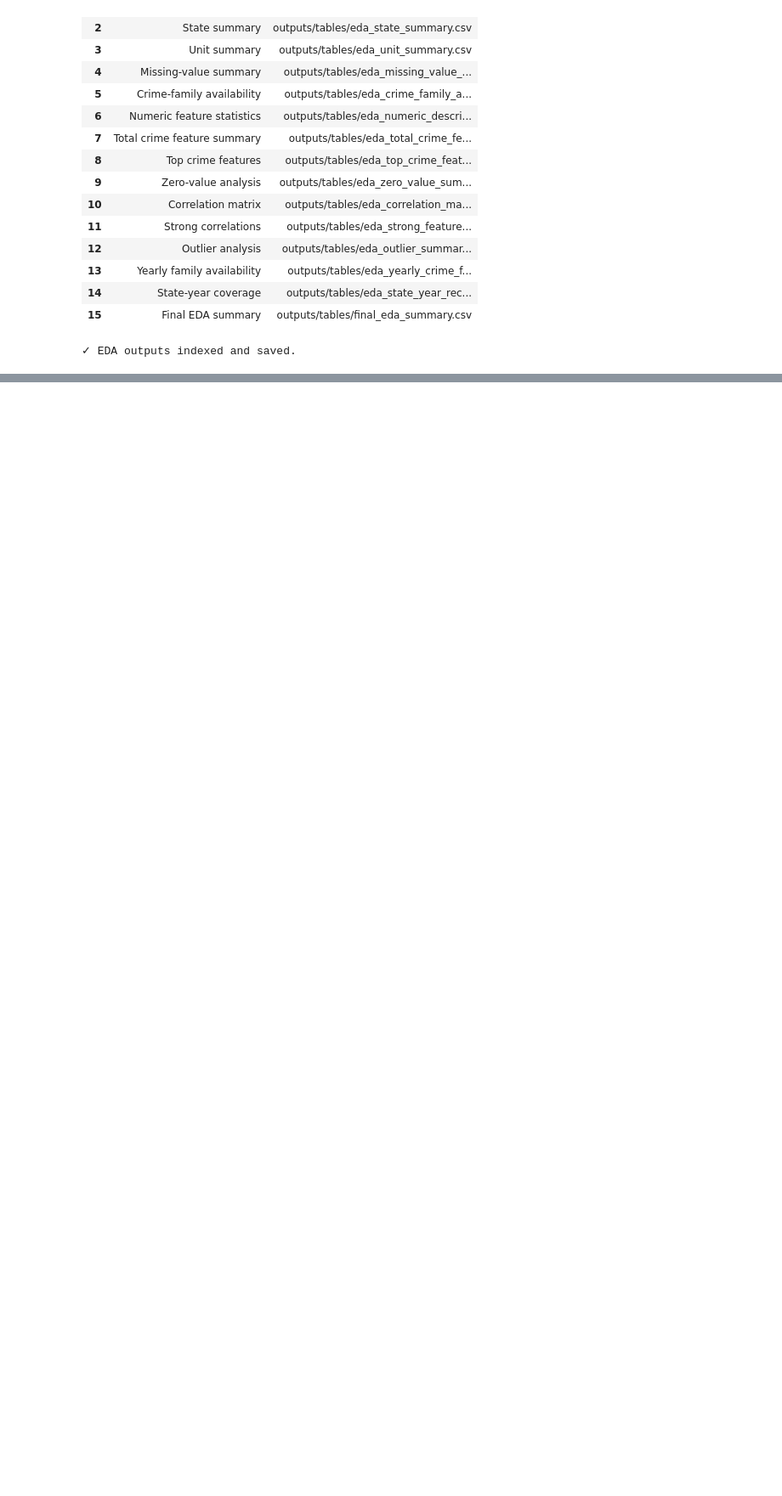
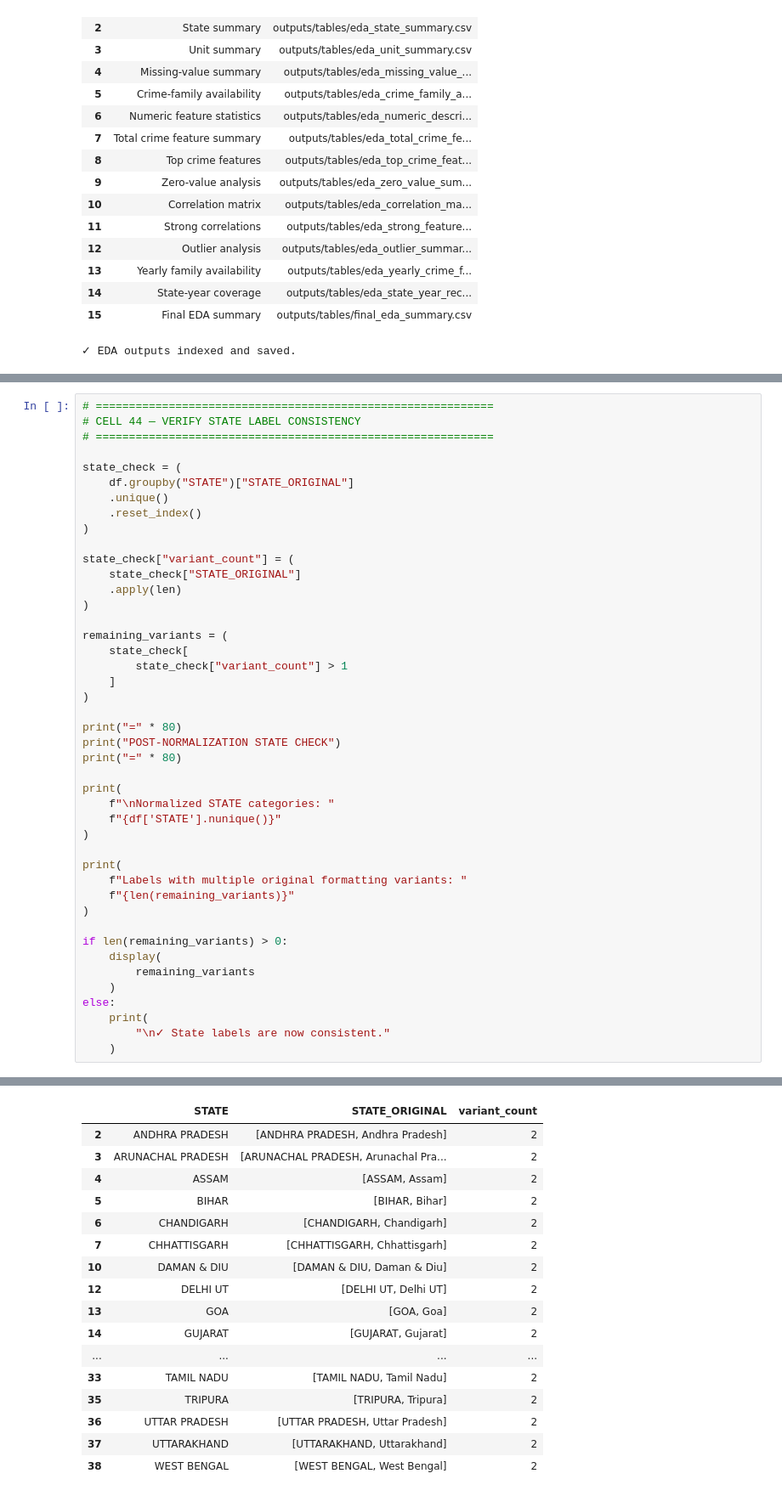
Before and after one commit to varshini1802/Major-project, a Jupyter notebook: notebooks/02_India_Crime_Final_EDA.ipynb, the cells around one changed output, grey strips where cells are left out. Shown at 85% size. Cells and saved outputs as stored; diff of their text form; blank space fills up the shorter version.

```diff
--- a/notebooks/02_India_Crime_Final_EDA.ipynb
+++ b/notebooks/02_India_Crime_Final_EDA.ipynb
@@ -2544,0 +2672,45 @@ print(
+# %%
+# ============================================================
+# CELL 44 — VERIFY STATE LABEL CONSISTENCY
+# ============================================================
+
+state_check = (
+    df.groupby("STATE")["STATE_ORIGINAL"]
+    .unique()
+    .reset_index()
+)
+
+state_check["variant_count"] = (
+    state_check["STATE_ORIGINAL"]
+    .apply(len)
+)
+
+remaining_variants = (
+    state_check[
+        state_check["variant_count"] > 1
+    ]
+)
+
+print("=" * 80)
+print("POST-NORMALIZATION STATE CHECK")
+print("=" * 80)
+
+print(
+    f"\nNormalized STATE categories: "
+    f"{df['STATE'].nunique()}"
+)
+
+print(
+    f"Labels with multiple original formatting variants: "
+    f"{len(remaining_variants)}"
+)
+
+if len(remaining_variants) > 0:
+    display(
+        remaining_variants
+    )
+else:
+    print(
+        "\n✓ State labels are now consistent."
+    )
+# %% [output]
@@ -2544,0 +2723,17 @@ print(
+|  | STATE | STATE_ORIGINAL | variant_count |
+| 2 | ANDHRA PRADESH | [ANDHRA PRADESH, Andhra Pradesh] | 2 |
+| 3 | ARUNACHAL PRADESH | [ARUNACHAL PRADESH, Arunachal Pra... | 2 |
+| 4 | ASSAM | [ASSAM, Assam] | 2 |
+| 5 | BIHAR | [BIHAR, Bihar] | 2 |
+| 6 | CHANDIGARH | [CHANDIGARH, Chandigarh] | 2 |
+| 7 | CHHATTISGARH | [CHHATTISGARH, Chhattisgarh] | 2 |
+| 10 | DAMAN & DIU | [DAMAN & DIU, Daman & Diu] | 2 |
+| 12 | DELHI UT | [DELHI UT, Delhi UT] | 2 |
+| 13 | GOA | [GOA, Goa] | 2 |
+| 14 | GUJARAT | [GUJARAT, Gujarat] | 2 |
+| ... | ... | ... | ... |
+| 33 | TAMIL NADU | [TAMIL NADU, Tamil Nadu] | 2 |
+| 35 | TRIPURA | [TRIPURA, Tripura] | 2 |
+| 36 | UTTAR PRADESH | [UTTAR PRADESH, Uttar Pradesh] | 2 |
+| 37 | UTTARAKHAND | [UTTARAKHAND, Uttarakhand] | 2 |
+| 38 | WEST BENGAL | [WEST BENGAL, West Bengal] | 2 |
```
Also changed, not shown: parts of 5 cells of this notebook, 2 other files.
